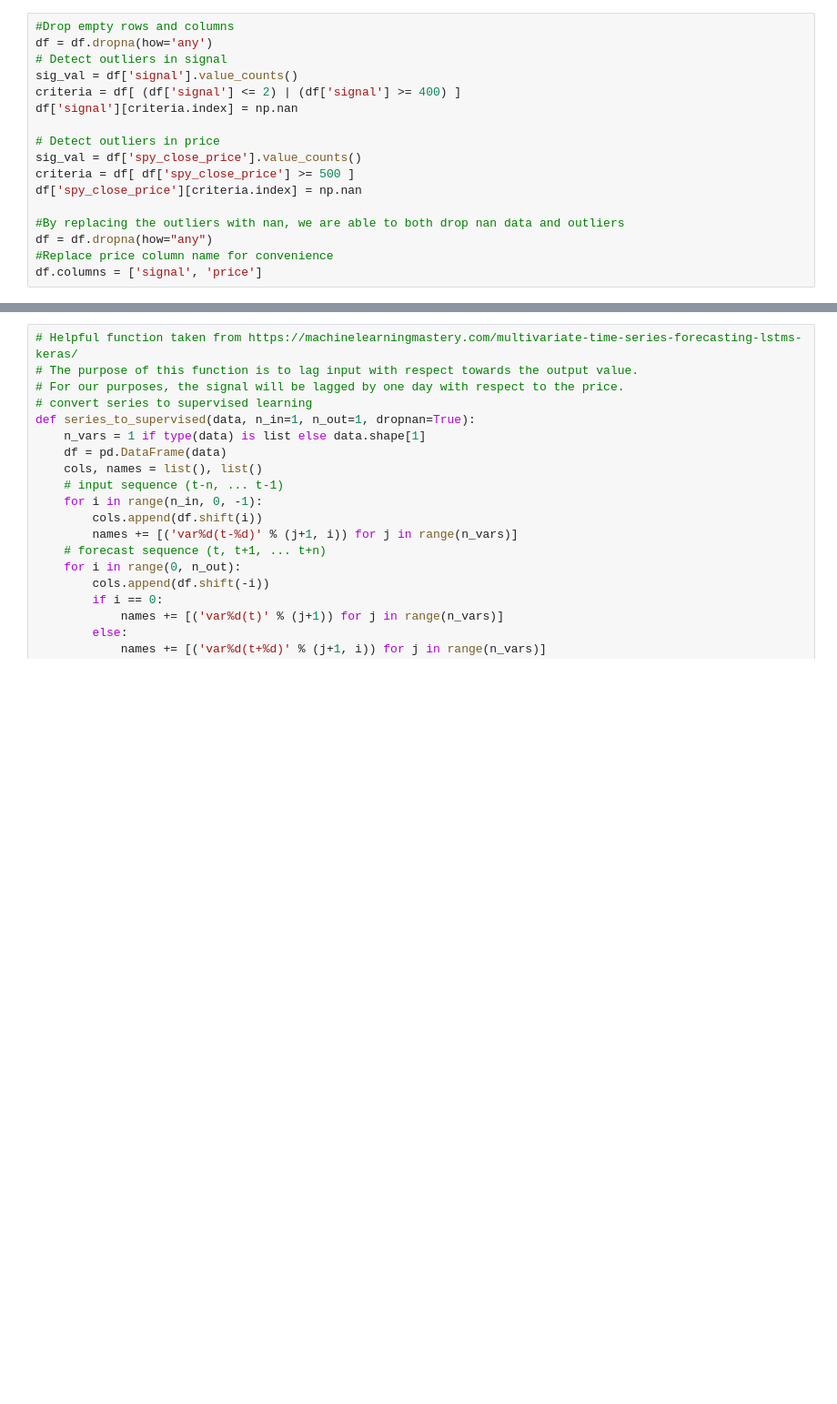
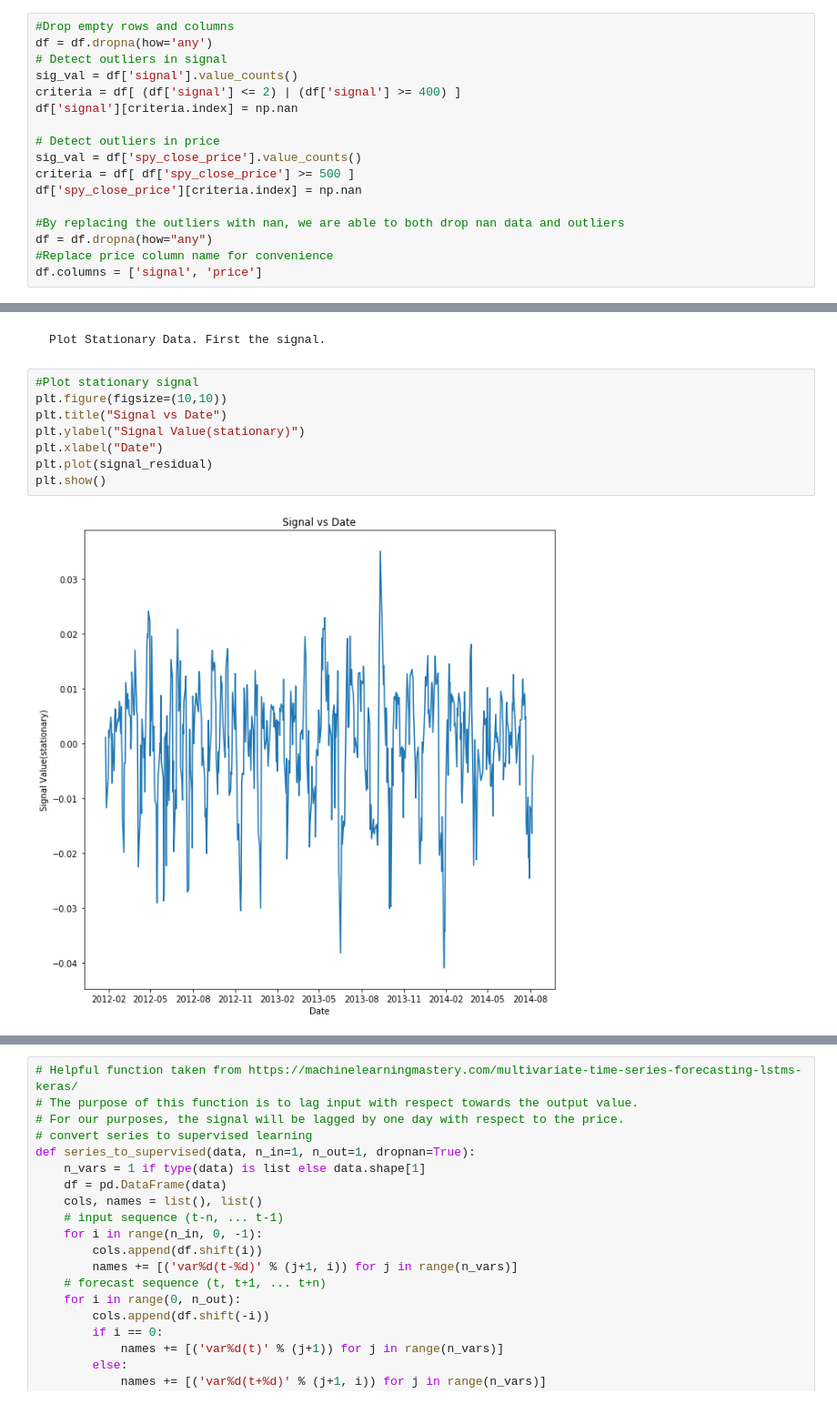
Before and after one commit to a20180502/stock_market_prediction_SP500, a Jupyter notebook: dump4_recurring_neural_networks.ipynb, the cells around one changed output, grey strips where cells are left out. Shown at 91% size. Saved outputs shown, nothing was run; the diff lists cells and outputs as text; blank space fills up the shorter version.

```diff
--- a/dump4_recurring_neural_networks.ipynb
+++ b/dump4_recurring_neural_networks.ipynb
@@ -340,0 +365,12 @@ stationarydf = pd.concat([signal_log_dif,price_log_dif], axis=1)
+# %% [markdown]
+    Plot Stationary Data. First the signal.
+# %%
+#Plot stationary signal
+plt.figure(figsize=(10,10))
+plt.title("Signal vs Date")
+plt.ylabel("Signal Value(stationary)")
+plt.xlabel("Date")
+plt.plot(signal_residual)
+plt.show()
+# %% [output]
+[figure, added]
```
Also changed, not shown: parts of 53 cells of this notebook.
